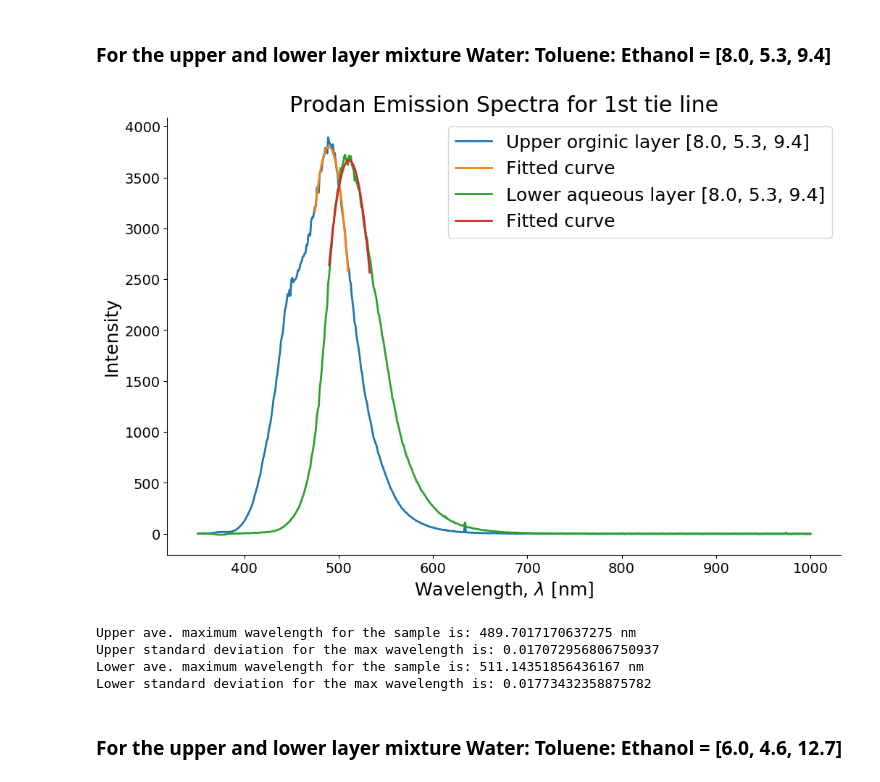
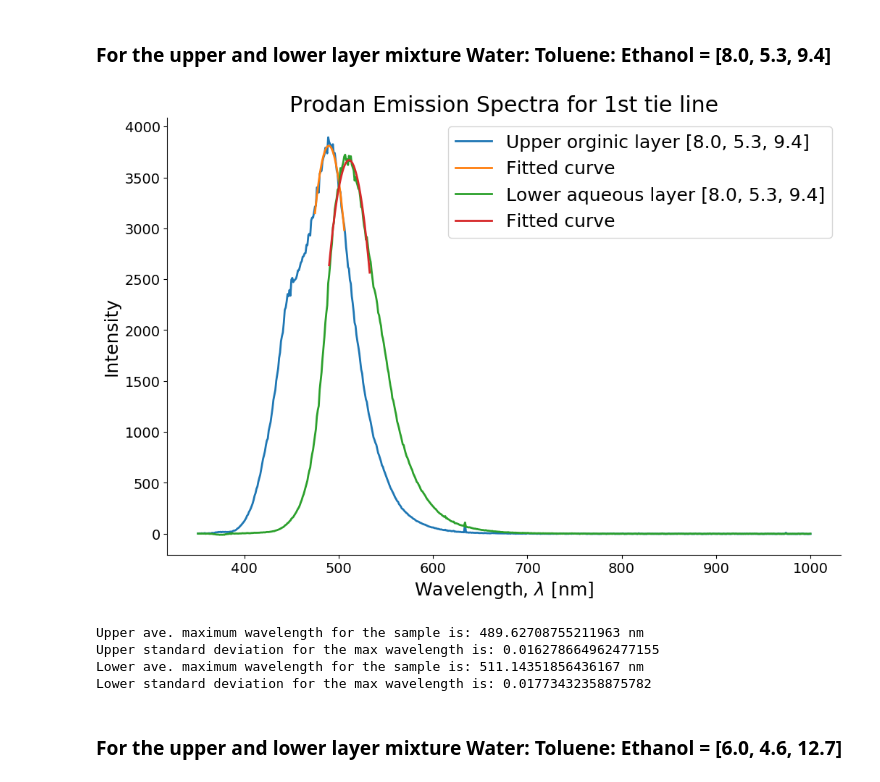
Before and after one commit to notmuchgeek/MS_2.2_TPDE, a Jupyter notebook: curve_fit_tie_line.ipynb, the cells around one changed output. Saved outputs shown, nothing was run; the diff lists cells and outputs as text; code cells hidden in the pictures.

```diff
--- a/curve_fit_tie_line.ipynb
+++ b/curve_fit_tie_line.ipynb
@@ -68,7 +68,7 @@ lower_wv_sample01_05,lower_inten_sample01_05 = yld_xy_sliced(lower_raw_sample01_
 #Calculate the averaged value
 
 up_01_bgn = 475
-up_01_end = 511
+up_01_end = 507
 low_01_bgn = 490
 low_01_end = 534
 
@@ -117,36 +117,36 @@ for i in range(len(lower_inten_fit_sample01)):
     lower_max_wav_sample01.append(max_wav_individual)
 
 lower_ave_max_wav_sample01 = sum(lower_max_wav_sample01)/len(lower_max_wav_sample01)
 lower_std_max_wav_sample01 = np.std(lower_max_wav_sample01,ddof=1)
 
 #Plotting
 fig1 = plt.figure(facecolor='white')
 ax1 = plt.axes(frameon=True)
 ax1.spines['right'].set_visible(False)
 ax1.spines['top'].set_visible(False)
 
 plt.plot(upper_wv_sample01_01,upper_inten_sample01_01,marker = '',linestyle = '-',label = 'Upper orginic layer [8.0, 5.3, 9.4]')
 plt.plot(upper_wv_fit_sample01_01,upper_f1_sample01[0],label = 'Fitted curve')
 
 plt.plot(lower_wv_sample01_01,lower_inten_sample01_01,marker = '',linestyle = '-',label = 'Lower aqueous layer [8.0, 5.3, 9.4]')
 plt.plot(lower_wv_fit_sample01_01,lower_f1_sample01[0],label = 'Fitted curve')
 
 
 plt.legend(loc = 'best')
 plt.title('Prodan Emission Spectra for 1st tie line')
 plt.xlabel('Wavelength, $\lambda$ [nm]')
 plt.ylabel('Intensity')
 plt.show()
 
 
 print('Upper ave. maximum wavelength for the sample is:',upper_ave_max_wav_sample01,'nm')
 print('Upper standard deviation for the max wavelength is:',upper_std_max_wav_sample01)
 print('Lower ave. maximum wavelength for the sample is:',lower_ave_max_wav_sample01,'nm')
 print('Lower standard deviation for the max wavelength is:',lower_std_max_wav_sample01)
 # %% [output]
-[figure, old version]
+[figure, new version]
-Upper ave. maximum wavelength for the sample is: 489.7017170637275 nm
-Upper standard deviation for the max wavelength is: 0.017072956806750937
+Upper ave. maximum wavelength for the sample is: 489.62708755211963 nm
+Upper standard deviation for the max wavelength is: 0.016278664962477155
 Lower ave. maximum wavelength for the sample is: 511.14351856436167 nm
 Lower standard deviation for the max wavelength is: 0.01773432358875782
 # %% [markdown]
```
